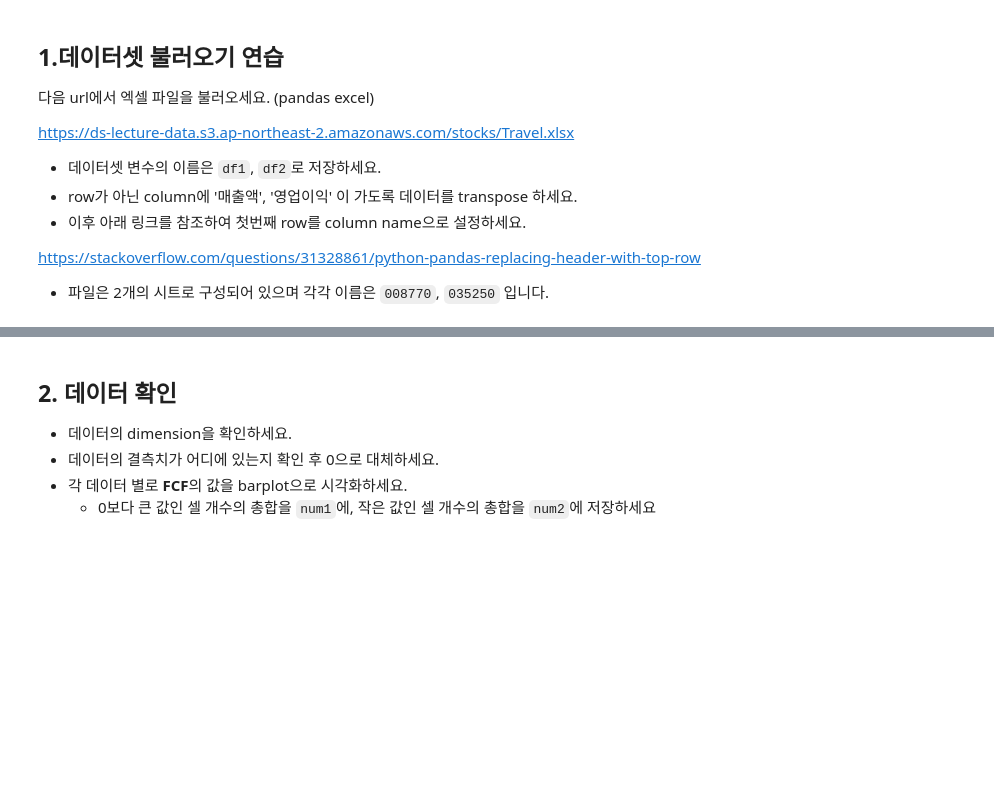
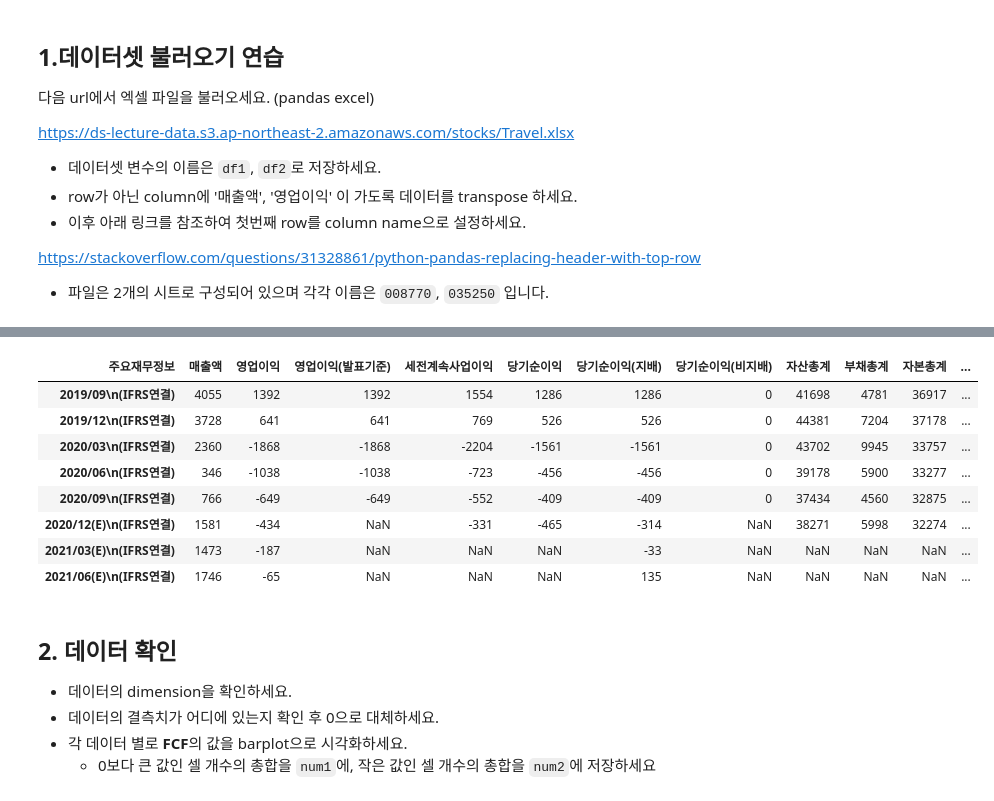
Before and after one commit to seahahn/game-company-data-analysis, a Jupyter notebook: n111-eda/n111a_eda.ipynb, the cells around one changed output, grey strips where cells are left out. Saved outputs shown, nothing was run; the diff lists cells and outputs as text; code cells hidden in the pictures; blank space fills up the shorter version.

```diff
--- a/n111-eda/n111a_eda.ipynb
+++ b/n111-eda/n111a_eda.ipynb
@@ -32,3 +57,23 @@ NameError: ignored
+# %%
+# df2 - 035250
+df2 = pd.read_excel(data_url, sheet_name = '035250')
+df2 = df2.transpose()
+
+new_header2 = df2.iloc[0]
+df2 = df2[1:]
+df2.columns = new_header2
+
+df2
+# %% [output]
+| 주요재무정보 | 매출액 | 영업이익 | 영업이익(발표기준) | 세전계속사업이익 | 당기순이익 | 당기순이익(지배) | 당기순이익(비지배) | 자산총계 | 부채총계 | 자본총계 | ... |
+| 2019/09\n(IFRS연결) | 4055 | 1392 | 1392 | 1554 | 1286 | 1286 | 0 | 41698 | 4781 | 36917 | ... |
+| 2019/12\n(IFRS연결) | 3728 | 641 | 641 | 769 | 526 | 526 | 0 | 44381 | 7204 | 37178 | ... |
+| 2020/03\n(IFRS연결) | 2360 | -1868 | -1868 | -2204 | -1561 | -1561 | 0 | 43702 | 9945 | 33757 | ... |
+| 2020/06\n(IFRS연결) | 346 | -1038 | -1038 | -723 | -456 | -456 | 0 | 39178 | 5900 | 33277 | ... |
+| 2020/09\n(IFRS연결) | 766 | -649 | -649 | -552 | -409 | -409 | 0 | 37434 | 4560 | 32875 | ... |
+| 2020/12(E)\n(IFRS연결) | 1581 | -434 | NaN | -331 | -465 | -314 | NaN | 38271 | 5998 | 32274 | ... |
+| 2021/03(E)\n(IFRS연결) | 1473 | -187 | NaN | NaN | NaN | -33 | NaN | NaN | NaN | NaN | ... |
+| 2021/06(E)\n(IFRS연결) | 1746 | -65 | NaN | NaN | NaN | 135 | NaN | NaN | NaN | NaN | ... |
 # %% [markdown]
 ## 2. 데이터 확인
 
```
Also changed, not shown: parts of 4 cells of this notebook.
